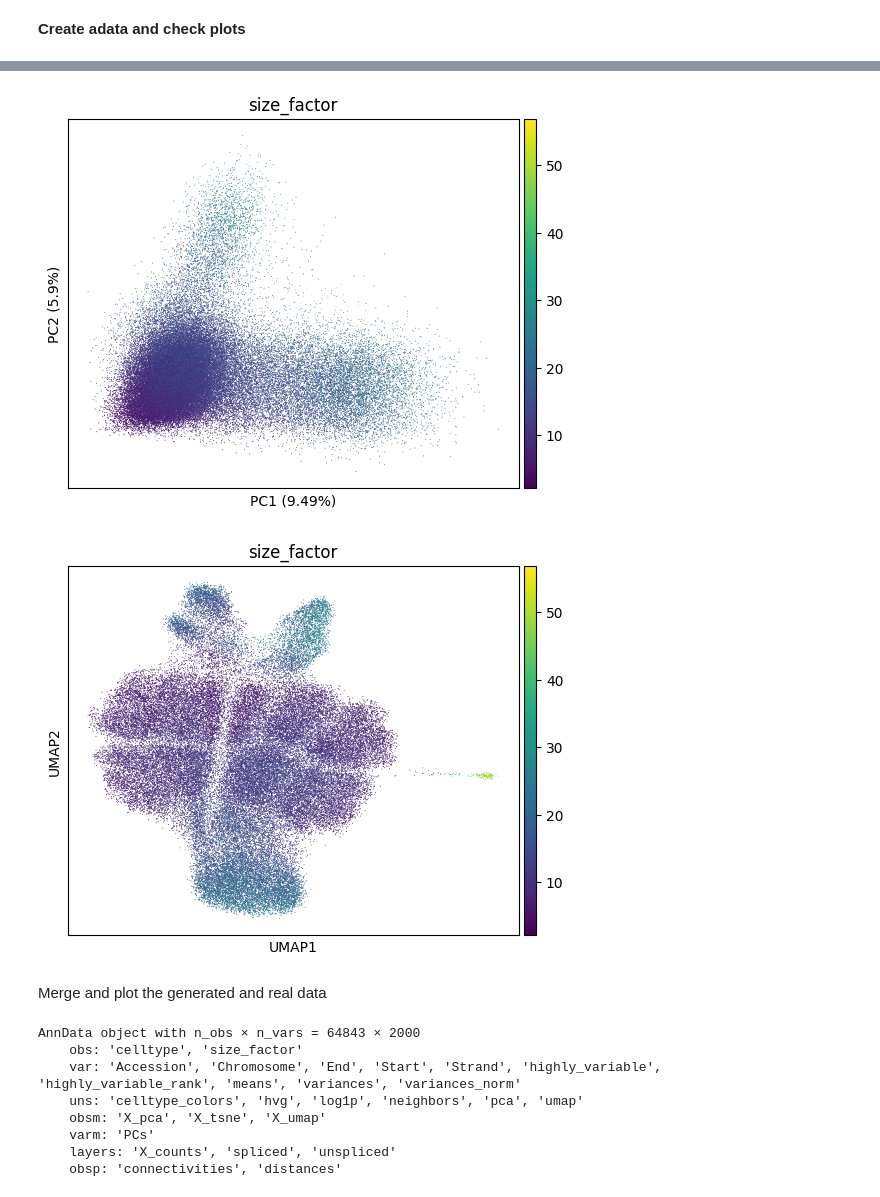
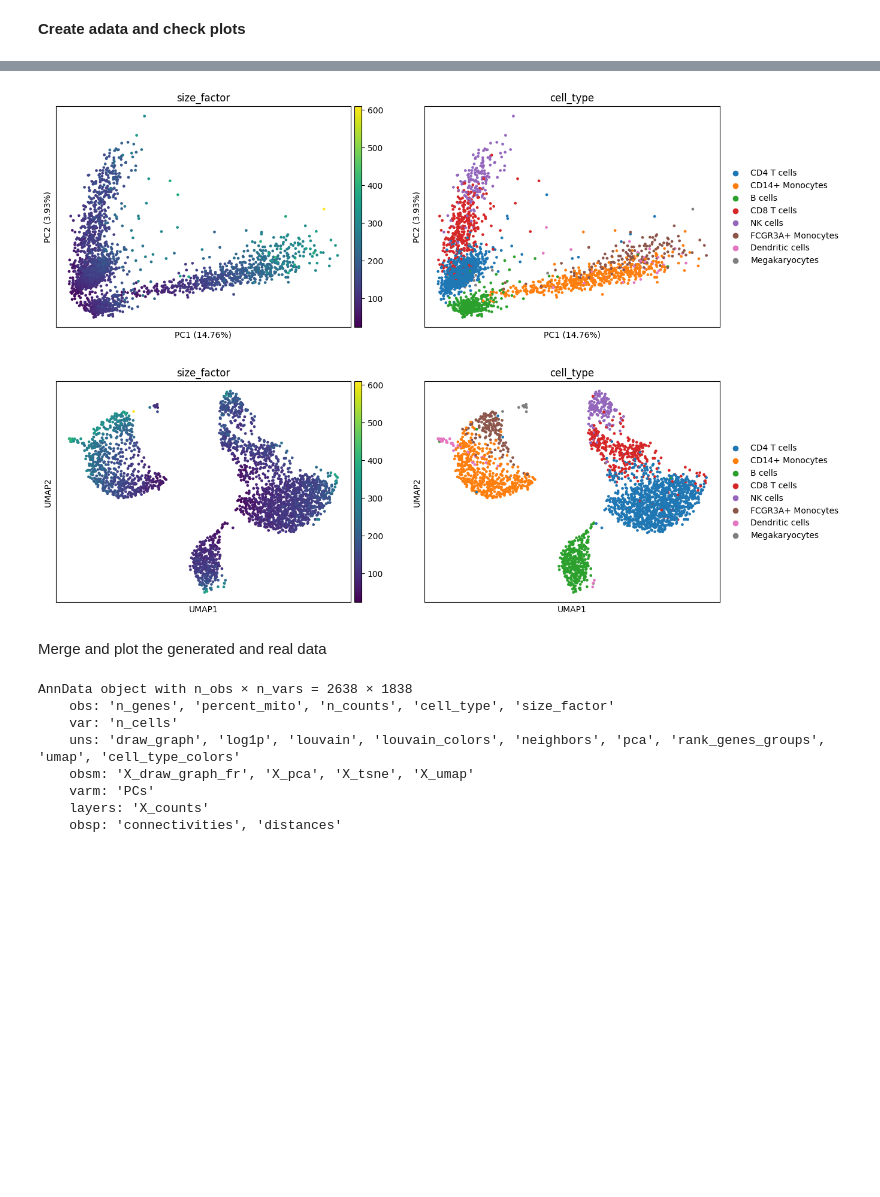
Before and after one commit to theislab/CFGen, a Jupyter notebook: notebooks/experiments/test_generation_pbmc.ipynb, the cells around one changed output, grey strips where cells are left out. Saved outputs shown, nothing was run; the diff lists cells and outputs as text; code cells hidden in the pictures; blank space fills up the shorter version.

```diff
--- a/notebooks/experiments/test_generation_pbmc.ipynb
+++ b/notebooks/experiments/test_generation_pbmc.ipynb
@@ -67,8 +89,8 @@ tensor([[ 4.9195e-39,  4.9072e-39, -4.9211e-39,  4.9242e-39,  4.9089e-39,
 # %%
-dataset_config = {'dataset_path': '../../datasets/processed/pbmc68k.h5ad',
+dataset_config = {'dataset_path': '../../datasets/processed/pbmc3k.h5ad',
                     'layer_key': 'X_counts',
-                    'covariate_keys': ['celltype'],
-                    'sampling_covariate': 'celltype',
+                    'covariate_keys': ['cell_type'],
+                    'sampling_covariate': 'cell_type',
                     'subsample_frac': 1,
                     'encoder_type': 'learnt_encoder',
                     'target_max': 1,
@@ -76,7 +98,7 @@ dataset_config = {'dataset_path': '../../datasets/processed/pbmc68k.h5ad',
                     'n_dimensions': None,
                     'one_hot_encode_features': False,
                     'split_rates': [0.90, 0.05, 0.05],
-                    'cov_embedding_dimensions': 32}
+                    'cov_embedding_dimensions': 256}
 
 generative_model_config = {'x0_from_x_kwargs': {
                                 'dims': [512, 512],
@@ -90,7 +112,7 @@ generative_model_config = {'x0_from_x_kwargs': {
                             'scaling_method': 'log_normalization',
                             'pretrain_encoder': True,
                             'pretraining_encoder_epochs': 200,
-                            'sigma': 0.5,
+                            'sigma': 0.001,
                             'covariate_specific_theta': False
                         }
 # %% [markdown]
@@ -223,11 +258,9 @@ sc.pl.umap(adata_generated, color="size_factor")
 # %%
-sc.pl.pca(adata_original, color="size_factor",  annotate_var_explained=True)
-sc.pl.umap(adata_original, color="size_factor")
+sc.pl.pca(adata_original, color=["size_factor", "cell_type"],  annotate_var_explained=True)
+sc.pl.umap(adata_original, color=["size_factor", "cell_type"])
 # %% [output]
-[figure, old version]
+[figure, new version]
-[figure, old version]
+[figure, new version]
-# %% [markdown]
-Merge and plot the generated and real data
 # %%
 dataset_type = ["Real" for _ in range(X.shape[0])] + ["Generated" for _ in range(X_generated.shape[0])]
 dataset_type = pd.DataFrame(dataset_type)
@@ -239,16 +272,18 @@ dataset_type.columns = ["dataset_type"]
+# %% [markdown]
+Merge and plot the generated and real data
 # %%
 adata_merged = sc.AnnData(X=torch.cat([X, X_generated], dim=0).numpy(),
                              obs=dataset_type)
 # %%
 adata_original
 # %% [output]
-AnnData object with n_obs × n_vars = 64843 × 2000
-    obs: 'celltype', 'size_factor'
-    var: 'Accession', 'Chromosome', 'End', 'Start', 'Strand', 'highly_variable', 'highly_variable_rank', 'means', 'variances', 'variances_norm'
-    uns: 'celltype_colors', 'hvg', 'log1p', 'neighbors', 'pca', 'umap'
-    obsm: 'X_pca', 'X_tsne', 'X_umap'
+AnnData object with n_obs × n_vars = 2638 × 1838
+    obs: 'n_genes', 'percent_mito', 'n_counts', 'cell_type', 'size_factor'
+    var: 'n_cells'
+    uns: 'draw_graph', 'log1p', 'louvain', 'louvain_colors', 'neighbors', 'pca', 'rank_genes_groups', 'umap', 'cell_type_colors'
+    obsm: 'X_draw_graph_fr', 'X_pca', 'X_tsne', 'X_umap'
     varm: 'PCs'
-    layers: 'X_counts', 'spliced', 'unspliced'
+    layers: 'X_counts'
     obsp: 'connectivities', 'distances'
 # %%
 # sc.pp.normalize_total(adata_merged)
```
Also changed, not shown: parts of 34 cells of this notebook, 16 other files.
